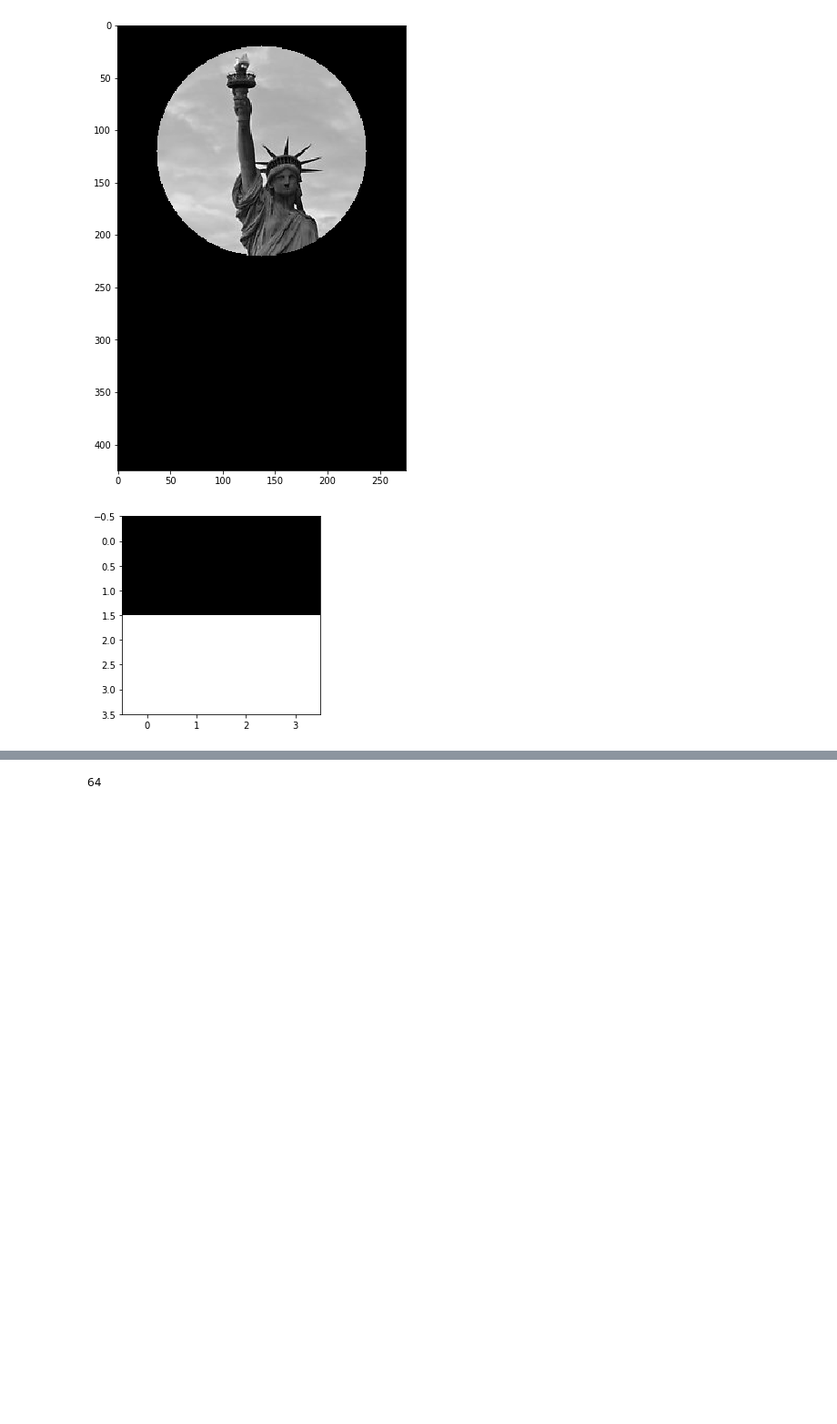
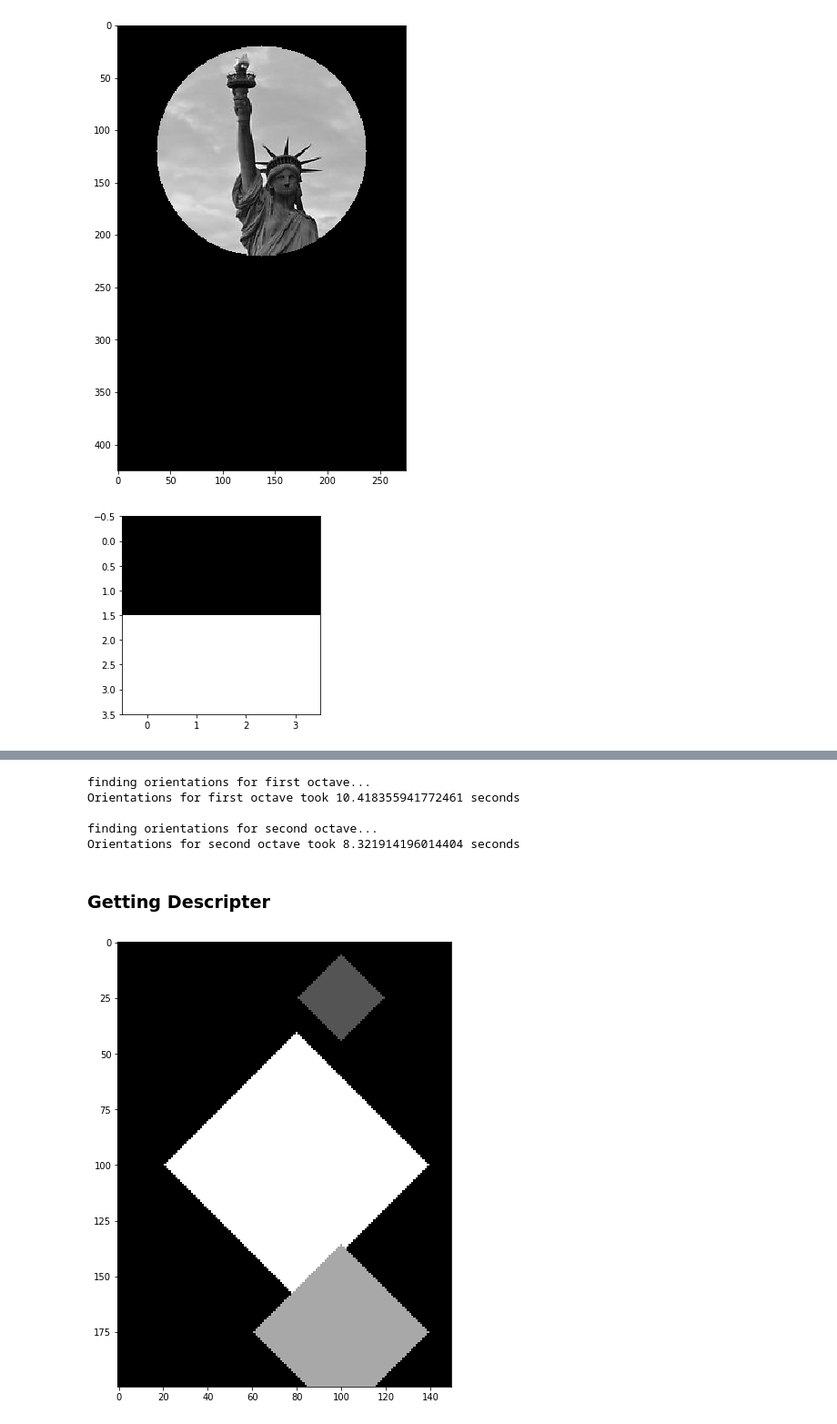
Before and after one commit to mrf444/CV_final_project, a Jupyter notebook: SURF.ipynb, the cells around one changed output, grey strips where cells are left out. Shown at 91% size. Cells and saved outputs as stored; diff of their text form; code cells hidden in the pictures; blank space fills up the shorter version.

```diff
--- a/SURF.ipynb
+++ b/SURF.ipynb
@@ -662,23 +587,30 @@ haar_wavelet_response(lady[5:10, 20:25])
-# %%
-import itertools
-
-dy_filter = np.array([[-1,-1,-1,-1],[-1,-1,-1,-1],[1,1,1,1],[1,1,1,1]])
-dx_filter = np.array(([[-1,-1,1,1],[-1,-1,1,1],[-1,-1,1,1],[-1,-1,1,1]]))
-
-def get_descripter(interest_region):
-    descripter = []
-    indices = [(0,5),(5,10),(10,15),(15,20)]
-    for region in list(itertools.product(indices,indices)):
-        sample = interest_region[region[0][0]: region[0][1], region[1][0]: region[1][1]]
-        Dx, Dy = haar_wavelet_response(sample)
-        descripter += [np.sum(Dx), np.sum(Dy), np.sum(np.abs(Dx)), np.sum(np.abs(Dx))]
-
-    return descripter
-
-
-len(get_descripter(lady[5:25,35:55]))
-# %% [output]
-64
+# %%
+#creating first first_octave_orientations and second_octave_orientations, where keys are the interest point
+#and values are the orientations
+
+print('finding orientations for first octave...')
+start_time = time.time()
+first_octave_orientations = {}
+for interest_pt in first_octave_interest_points.keys():
+    first_octave_orientations[interest_pt] = orientation(lady, interest_pt, first_octave_interest_points[interest_pt])
+print('Orientations for first octave took', time.time() - start_time, 'seconds')
+
+print('')
+
+print('finding orientations for second octave...')
+start_time = time.time()
+second_octave_orientations = {}
+for interest_pt in second_octave_interest_points.keys():
+    second_octave_orientations[interest_pt] = orientation(lady, interest_pt, second_octave_interest_points[interest_pt])
+print('Orientations for second octave took', time.time() - start_time, 'seconds')
+# %% [output]
+finding orientations for first octave...
+Orientations for first octave took 10.418355941772461 seconds
+
+finding orientations for second octave...
+Orientations for second octave took 8.321914196014404 seconds
+# %% [markdown]
+### Getting Descripter
 # %%
 '''
 @description: this function gets the points in a circular region around an interest point
@@ -739,25 +632,48 @@ def haar_wavelet(img, interest_pt, scale, direction='x'):
 # %%
+#finds distance of pt to the line spanned by the vector 'perpendicular'
 def find_distance(pt, center, perpendicular):
     v1 = pt-center
     v2 = perpendicular
     factor = np.dot(v1,v2)/(np.linalg.norm(v2)**2)
     projection = v1 - factor*v2
     return np.linalg.norm(projection)
 
+#finds points in the square rotated by pi/2 degress centered around center with 'radius' specified
 def square_around_pt(img, center, radius):
     center = np.array(center)
     r = radius
     int_r = math.floor(r)
     adjusted_r = math.floor(r/np.sqrt(2))
     circle = get_circular_pts(img, center, r)
     output = []
 
     perpendicular = np.array([1,-1])
     parallel = np.array([-1,-1])
     for pt in circle:
         d1 = find_distance(np.array(pt), center, perpendicular)
         d2 = find_distance(np.array(pt), center, parallel)
         if d1 < adjusted_r and d2 < adjusted_r:
             output.append(pt)
 
     return np.array(output)
+
+#Visualization of square_around_pt
+test = np.zeros((200,150))
+region1 = square_around_pt(test,(100,80),60)
+region2 = square_around_pt(test, (25,100), 20)
+region3 = square_around_pt(test, (175,100), 40)
+
+for pt in region1:
+    test[pt[0]][pt[1]] = 1
+
+for pt in region2:
+    test[pt[0]][pt[1]] = .33
+
+for pt in region3:
+    test[pt[0]][pt[1]] = .66
+
+plt.figure(figsize=((9,9)))
+plt.imshow(test)
+plt.show()
+# %% [output]
+[figure, added]
```
Also changed, not shown: parts of 18 cells of this notebook.
